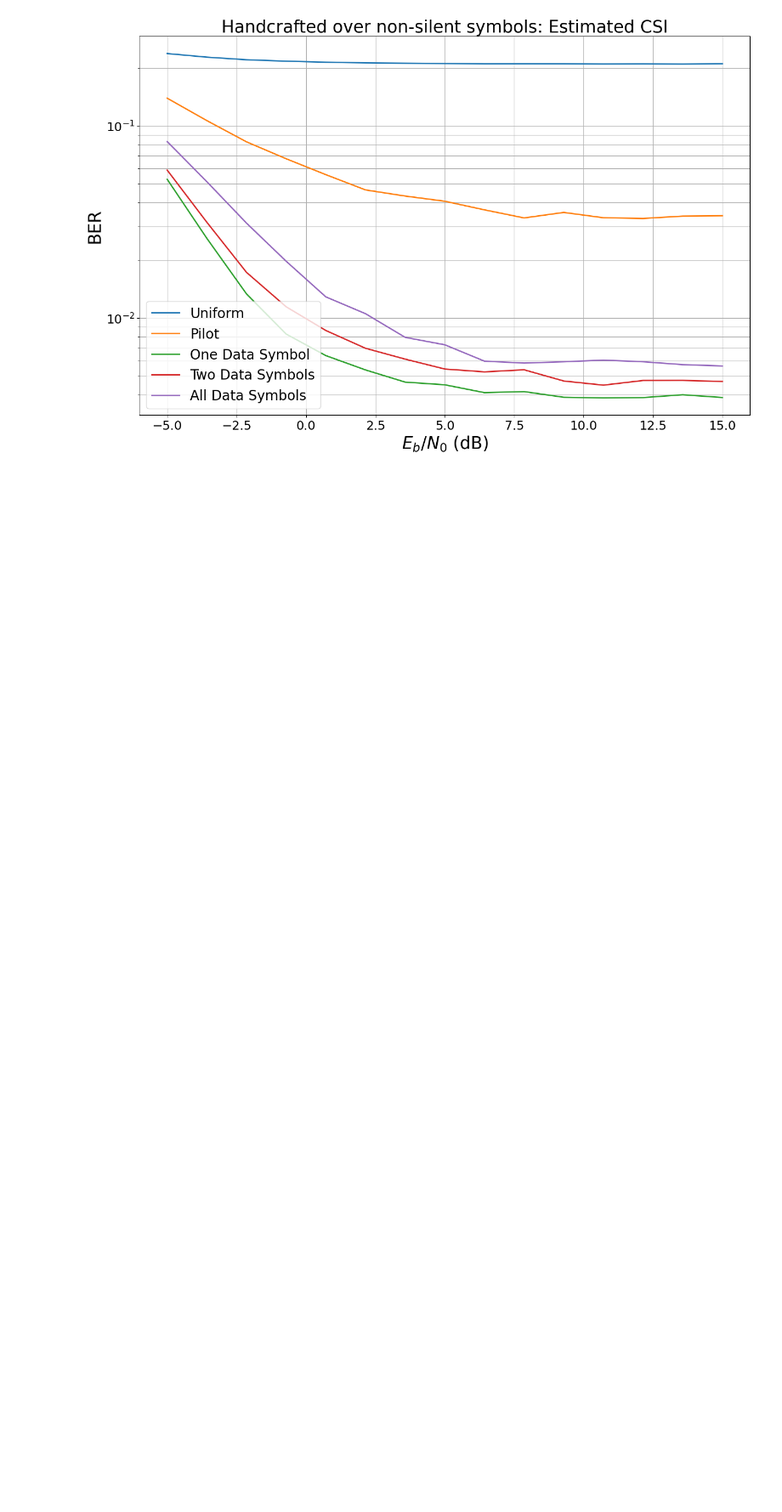
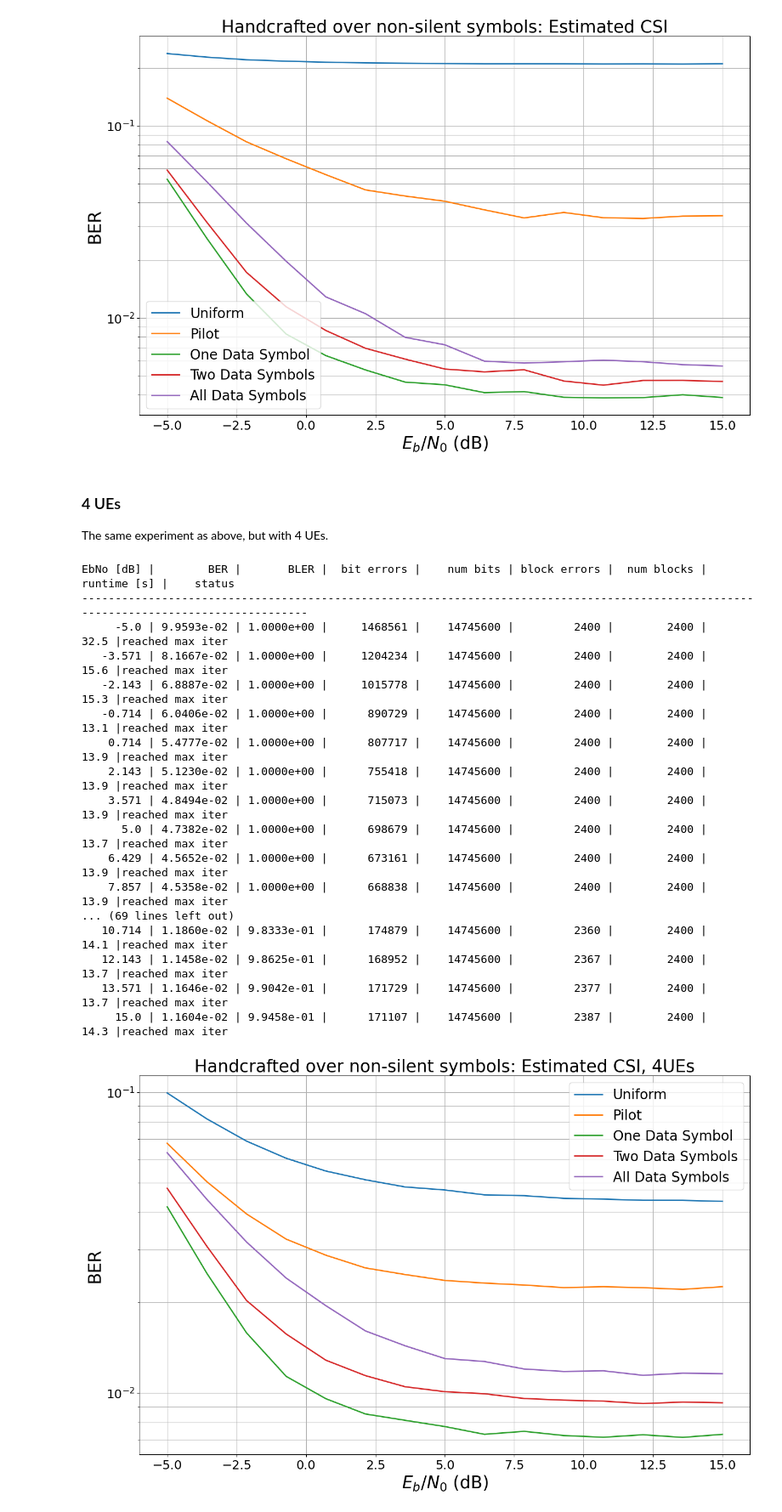
Before and after one commit to IIP-Group/pyjama, a Jupyter notebook: simulations/handcrafted.ipynb, the cells around one changed output. Shown at 85% size. Saved outputs shown, nothing was run; the diff lists cells and outputs as text; code cells hidden in the pictures; blank space fills up the shorter version.

Commit message:
Multi-User Experimente

```diff
--- a/simulations/handcrafted.ipynb
+++ b/simulations/handcrafted.ipynb
@@ -69,3 +69,43 @@ ber_plots.title = "Handcrafted over non-silent symbols: Estimated CSI"
 ber_plots()
 # %% [output]
 [figure]
+# %% [markdown]
+### 4 UEs
+The same experiment as above, but with 4 UEs.
+# %%
+model_parameters["num_ut"] = 4
+# 0-3 silent, 4-7 pilot, 8-13 data
+# Name, shaped_rho
+parameters = [
+    ("Uniform", normalize_power(tf.concat([tf.zeros([4,1]), tf.ones([10,1])], axis=0))),
+    ("Pilot", normalize_power(tf.concat([tf.zeros([4,1]), tf.ones([4,1]), tf.zeros([6,1])], axis=0))),
+    ("One Data Symbol", normalize_power(tf.concat([tf.zeros([8,1]), tf.ones([1,1]), tf.zeros([5,1])], axis=0))),
+    ("Two Data Symbols", normalize_power(tf.concat([tf.zeros([8,1]), tf.ones([2,1]), tf.zeros([4,1])], axis=0))),
+    ("All Data Symbols", normalize_power(tf.concat([tf.zeros([8,1]), tf.ones([6,1])], axis=0))),
+]
+sim.BATCH_SIZE = 16
+sim.MAX_MC_ITER = 150
+for name, rho in parameters:
+    model = Model(**model_parameters, jammer_power=rho)
+    simulate_model(model, name)
+ber_plots.title = "Handcrafted over non-silent symbols: Estimated CSI, 4UEs"
+ber_plots()
+# %% [output]
+EbNo [dB] |        BER |       BLER |  bit errors |    num bits | block errors |  num blocks | runtime [s] |    status
+---------------------------------------------------------------------------------------------------------------------------------------
+     -5.0 | 9.9593e-02 | 1.0000e+00 |     1468561 |    14745600 |         2400 |        2400 |        32.5 |reached max iter
+   -3.571 | 8.1667e-02 | 1.0000e+00 |     1204234 |    14745600 |         2400 |        2400 |        15.6 |reached max iter
+   -2.143 | 6.8887e-02 | 1.0000e+00 |     1015778 |    14745600 |         2400 |        2400 |        15.3 |reached max iter
+   -0.714 | 6.0406e-02 | 1.0000e+00 |      890729 |    14745600 |         2400 |        2400 |        13.1 |reached max iter
+    0.714 | 5.4777e-02 | 1.0000e+00 |      807717 |    14745600 |         2400 |        2400 |        13.9 |reached max iter
+    2.143 | 5.1230e-02 | 1.0000e+00 |      755418 |    14745600 |         2400 |        2400 |        13.9 |reached max iter
+    3.571 | 4.8494e-02 | 1.0000e+00 |      715073 |    14745600 |         2400 |        2400 |        13.9 |reached max iter
+      5.0 | 4.7382e-02 | 1.0000e+00 |      698679 |    14745600 |         2400 |        2400 |        13.7 |reached max iter
+    6.429 | 4.5652e-02 | 1.0000e+00 |      673161 |    14745600 |         2400 |        2400 |        13.9 |reached max iter
+    7.857 | 4.5358e-02 | 1.0000e+00 |      668838 |    14745600 |         2400 |        2400 |        13.9 |reached max iter
+... (69 lines left out)
+   10.714 | 1.1860e-02 | 9.8333e-01 |      174879 |    14745600 |         2360 |        2400 |        14.1 |reached max iter
+   12.143 | 1.1458e-02 | 9.8625e-01 |      168952 |    14745600 |         2367 |        2400 |        13.7 |reached max iter
+   13.571 | 1.1646e-02 | 9.9042e-01 |      171729 |    14745600 |         2377 |        2400 |        13.7 |reached max iter
+     15.0 | 1.1604e-02 | 9.9458e-01 |      171107 |    14745600 |         2387 |        2400 |        14.3 |reached max iter
+[figure, added]
```
Also changed, not shown: parts of 1 cell of this notebook, 5 other files.
